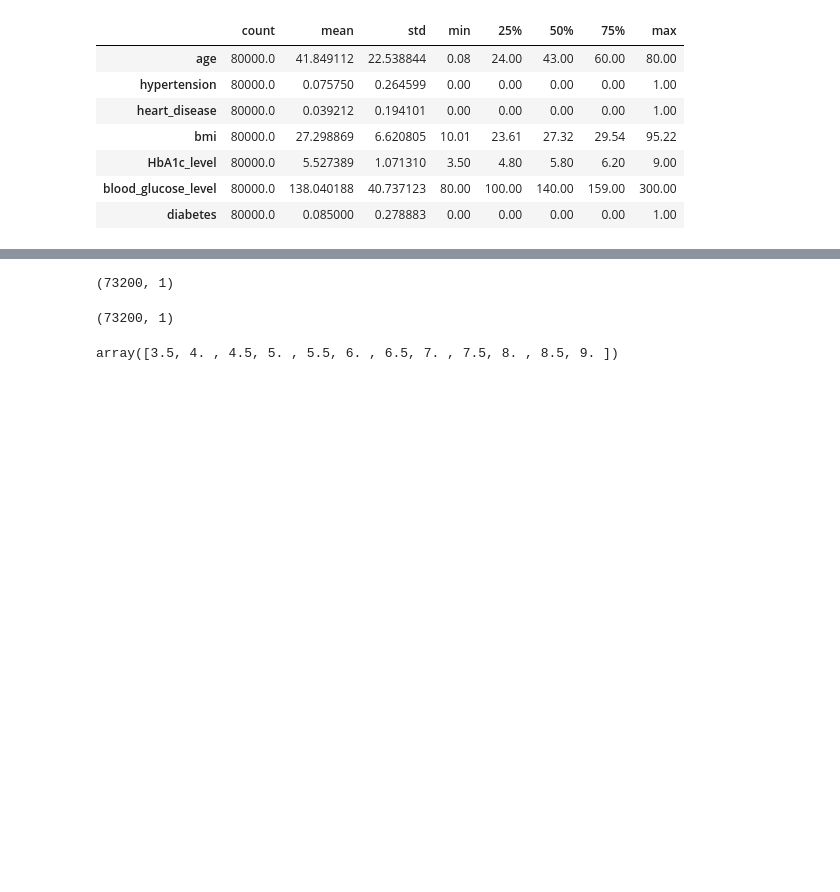
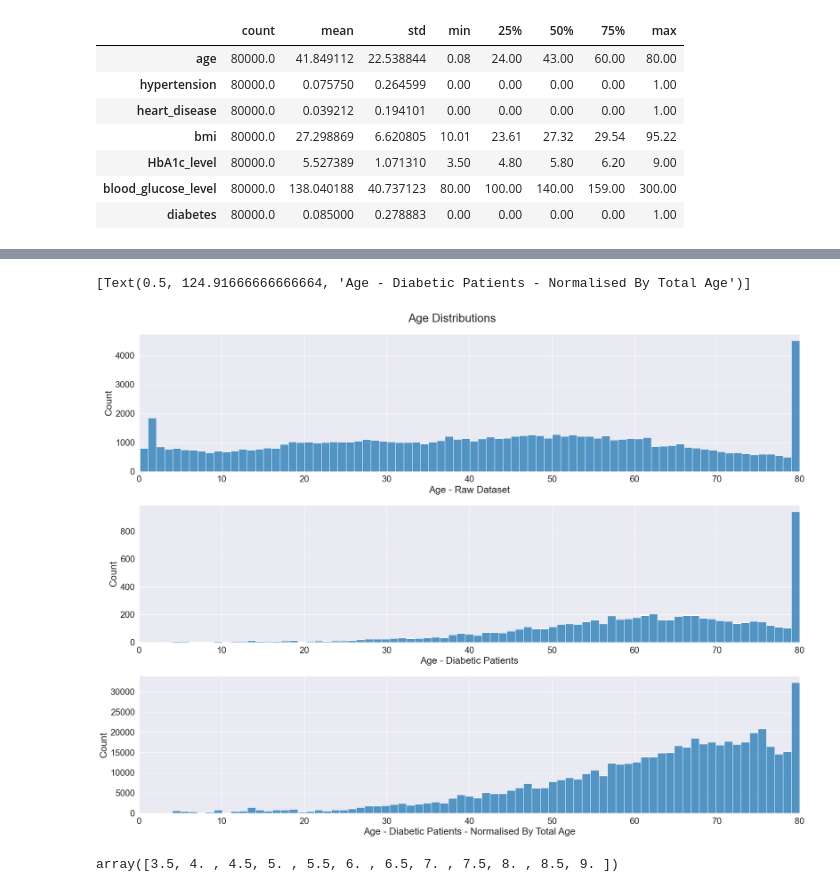
Before and after one commit to leslie-zi-pan/diabetes-prediction, a Jupyter notebook: notebooks/2.0-lp-exploratory-data-analysis.ipynb, the cells around one changed output, grey strips where cells are left out. Saved outputs shown, nothing was run; the diff lists cells and outputs as text; code cells hidden in the pictures; blank space fills up the shorter version.

Commit message:
Update EDA notebook with Correct formatted age

```diff
--- a/notebooks/2.0-lp-exploratory-data-analysis.ipynb
+++ b/notebooks/2.0-lp-exploratory-data-analysis.ipynb
@@ -143,14 +143,43 @@ df2.plot('x', 'y', kind='bar',figsize=(20,10))
-# %%
-df["age_diabetic_vs_non_diabetic"] =
-df.loc[df.diabetes == 1]["age"].plot(kind="hist", bins=75, xlabel="Age", title="Age distribution of diebetic PTs")
-# %%
-normalize(df.loc[df.diabetes == 0][["HbA1c_level"]]).shape
-# %% [output]
-(73200, 1)
-# %%
-df.loc[df.diabetes == 0][["HbA1c_level"]].shape
-# %% [output]
-(73200, 1)
+# %%
+def format_age_ratio_for_hist(df):
+    adjusted_age = get_age_ratio(df)
+
+    # For plotting cant figure out histplot in this format so we'll do a dirty way of organising the data for now
+    unraveled_x = []
+    unraveled_y = []
+    adjusted_age_unraveled_format = []
+    for cur_idx, cur_age in adjusted_age.get("x").to_dict().items():
+        cur_frequency = adjusted_age.get("y").to_dict().get(cur_idx)
+        append_x = [cur_age] * cur_frequency
+        unraveled_x += append_x
+
+        append_y = [1] * cur_frequency
+        unraveled_y += append_y
+
+
+    adjusted_age_df = pd.DataFrame({'Age':unraveled_x, 'Count':unraveled_y})
+    return adjusted_age_df
+# %%
+adjusted_age_df = format_age_ratio_for_hist(df)
+# %%
+fig, axes = plt.subplots(nrows=3, ncols=1, figsize=(20, 15))
+
+for ax in axes:
+    ax.set_xlim(0,80)
+
+sns.histplot(df, x="age", ax=axes[0], bins=80)
+# df["age"].plot(kind="hist", bins=80, title="Dataset Age Distribution", ax=axes[0])
+sns.histplot(df.loc[df.diabetes == 1], x="age", ax=axes[1], bins=75)
+sns.histplot(adjusted_age_df, x="Age", bins=75, ax=axes[2])
+
+fig.suptitle("Age Distributions")
+fig.tight_layout()
+axes[0].set(xlabel='Age - Raw Dataset')
+axes[1].set(xlabel='Age - Diabetic Patients')
+axes[2].set(xlabel='Age - Diabetic Patients - Normalised By Total Age')
+# %% [output]
+[Text(0.5, 124.91666666666664, 'Age - Diabetic Patients - Normalised By Total Age')]
+[figure, added]
 # %%
 
 hba1c_non_diabetic = normalize(df.loc[df.diabetes == 0][["HbA1c_level"]])
```
Also changed, not shown: parts of 9 cells of this notebook.
